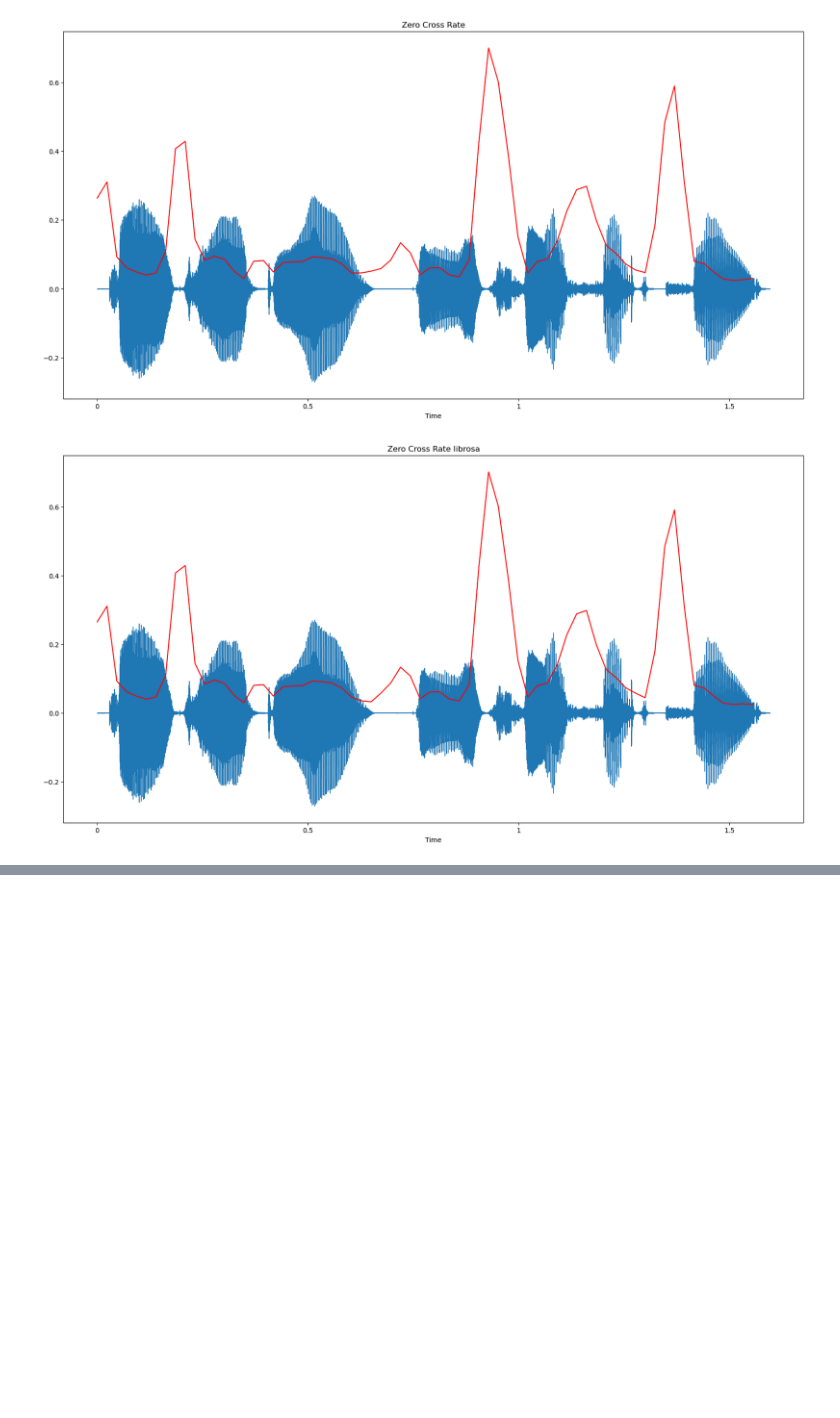
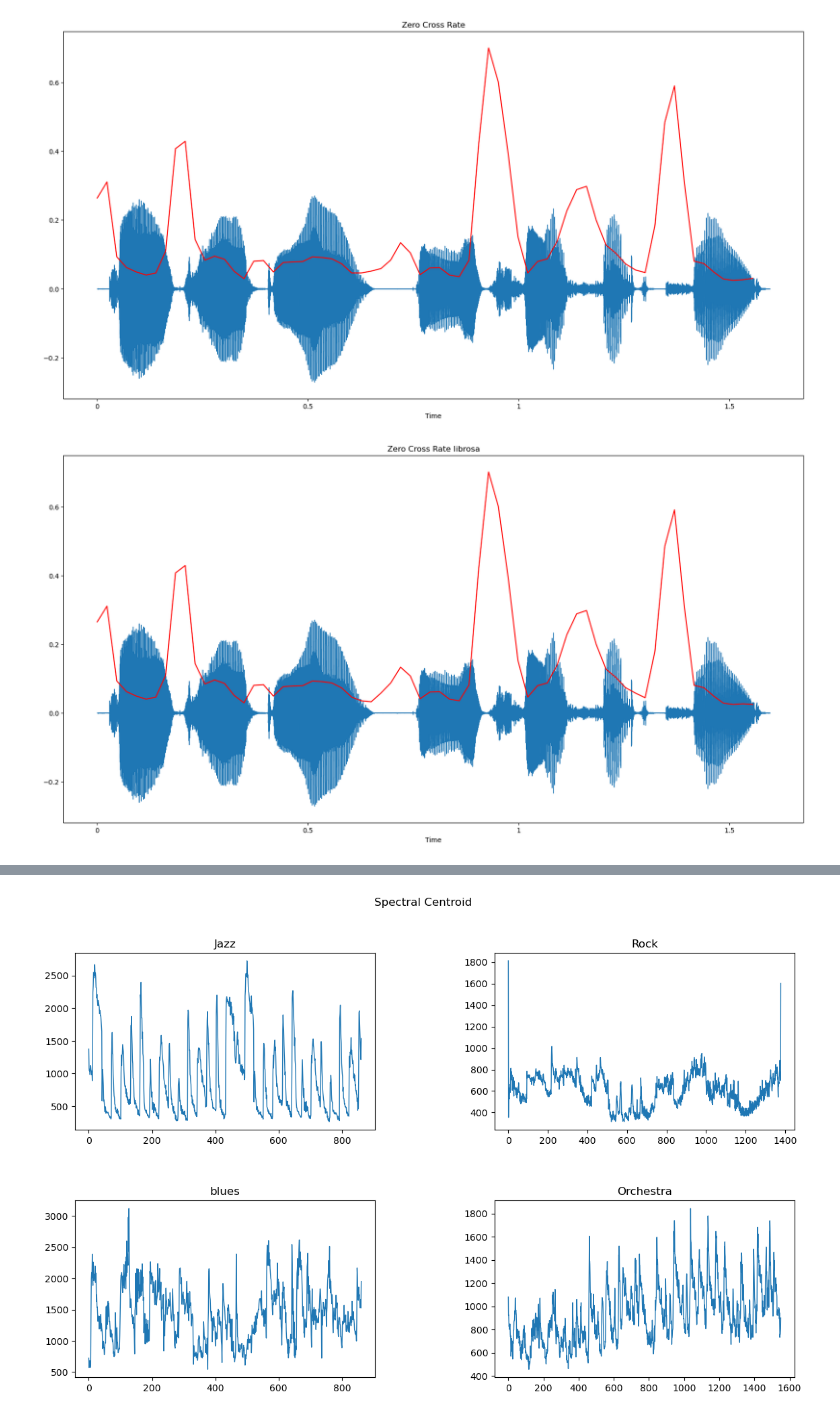
Before and after one commit to miraclebai/pytorch_practice, a Jupyter notebook: Audio_processing.ipynb, the cells around one changed output, grey strips where cells are left out. Cells and saved outputs as stored; diff of their text form; code cells hidden in the pictures; blank space fills up the shorter version.

```diff
--- a/Audio_processing.ipynb
+++ b/Audio_processing.ipynb
@@ -225,0 +229,81 @@ bias =  [ 0.00097656  0.          0.          0.          0.          0.
+# %%
+"""信号的频域特征
+# 1. 加载信号
+# 2. 获得信号的Spectral centroid和bandwidth
+librosa.feature.spectral_centroid(y=waveform)
+# 3. 获得信号的Spectral bandwidth
+librosa.feature.spectral_bandwidth(y=waveform)
+"""
+
+# 1. 加载信号
+import numpy as np
+import librosa
+from matplotlib import pyplot as plt
+
+plt.rcParams['figure.figsize'] = (13.8, 8.2)
+
+jazz_path = "/Users/baijingyuan/Desktop/audio_data/jazz.wav"
+jazz, sr = librosa.load(jazz_path, sr = None)
+
+rock_path = "/Users/baijingyuan/Desktop/audio_data/rock.wav"
+rock, sr = librosa.load(rock_path, sr = None)
+
+blues_path = "/Users/baijingyuan/Desktop/audio_data/blues.wav"
+blues, sr = librosa.load(blues_path, sr = None)
+
+orchestra_path = "/Users/baijingyuan/Desktop/audio_data/orchestra.wav"
+orchestra, sr = librosa.load(orchestra_path, sr = None)
+
+# 2. 获得信号的Spectral centroid和bandwidth
+sc_jazz = librosa.feature.spectral_centroid(y = jazz, n_fft = 1024).T[:, 0]
+
+sc_rock = librosa.feature.spectral_centroid(y = rock, n_fft = 1024).T[:, 0]
+
+sc_blues = librosa.feature.spectral_centroid(y = blues, n_fft = 1024).T[:, 0]
+
+sc_orchestra = librosa.feature.spectral_centroid(y = orchestra, n_fft = 1024).T[:, 0]
+
+fig, aix = plt.subplots(2, 2)
+plt.subplots_adjust(wspace = 0.4, hspace = 0.4)
+aix[0, 0].plot(np.arange(len(sc_jazz)), sc_jazz, linewidth = 1)
+aix[0, 0].set_title("Jazz")
+
+aix[0, 1].plot(np.arange(len(sc_rock)), sc_rock, linewidth = 1)
+aix[0, 1].set_title("Rock")
+
+aix[1, 0].plot(np.arange(len(sc_blues)), sc_blues, linewidth = 1)
+aix[1, 0].set_title("blues")
+
+aix[1, 1].plot(np.arange(len(sc_orchestra)), sc_orchestra, linewidth = 1)
+aix[1, 1].set_title("Orchestra")
+
+fig.suptitle("Spectral Centroid")
+plt.show()
+
+# 3. 获得信号的Spectral bandwidth
+sb_jazz = librosa.feature.spectral_bandwidth(y = jazz, n_fft = 1024).T[ :, 0]
+
+sb_rock = librosa.feature.spectral_bandwidth(y = rock, n_fft = 1024).T[ :, 0]
+
+sb_blues = librosa.feature.spectral_bandwidth(y = blues, n_fft = 1024).T[ :, 0]
+
+sb_orchestra = librosa.feature.spectral_bandwidth(y = orchestra, n_fft = 1024).T[ :, 0]
+
+fig, aix = plt.subplots(2, 2)
+plt.subplots_adjust(wspace = 0.4, hspace = 0.4)
+aix[0, 0].plot(np.arange(len(sb_jazz)), sb_jazz, linewidth = 1)
+aix[0, 0].set_title("Jazz")
+
+aix[0, 1].plot(np.arange(len(sb_rock)), sb_rock, linewidth = 1)
+aix[0, 1].set_title("Rock")
+
+aix[1, 0].plot(np.arange(len(sb_blues)), sb_blues, linewidth = 1)
+aix[1, 0].set_title("blues")
+
+aix[1, 1].plot(np.arange(len(sb_orchestra)), sb_orchestra, linewidth = 1)
+aix[1, 1].set_title("Orchestra")
+
+fig.suptitle("Spectral Bandwidth")
+plt.show()
+# %% [output]
+[figure, added]
```
Also changed, not shown: parts of 5 cells of this notebook, 5 other files.
